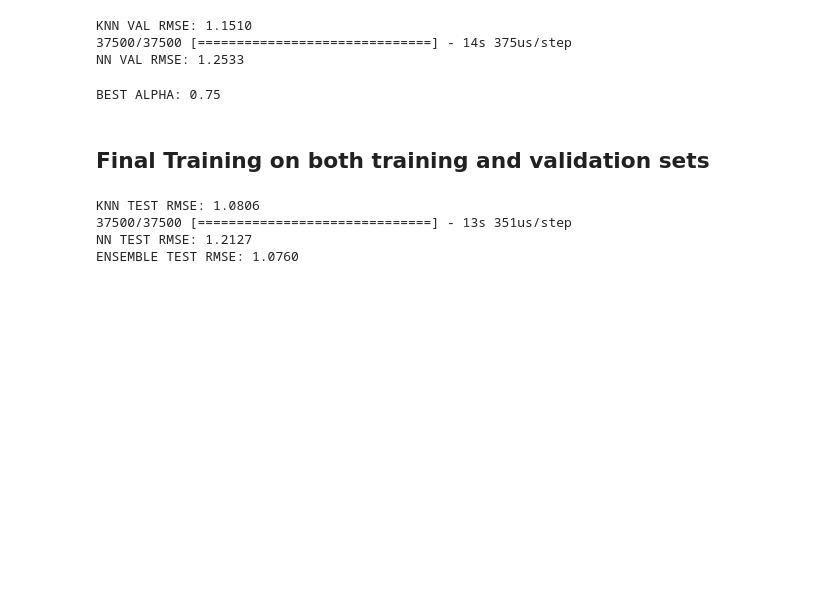
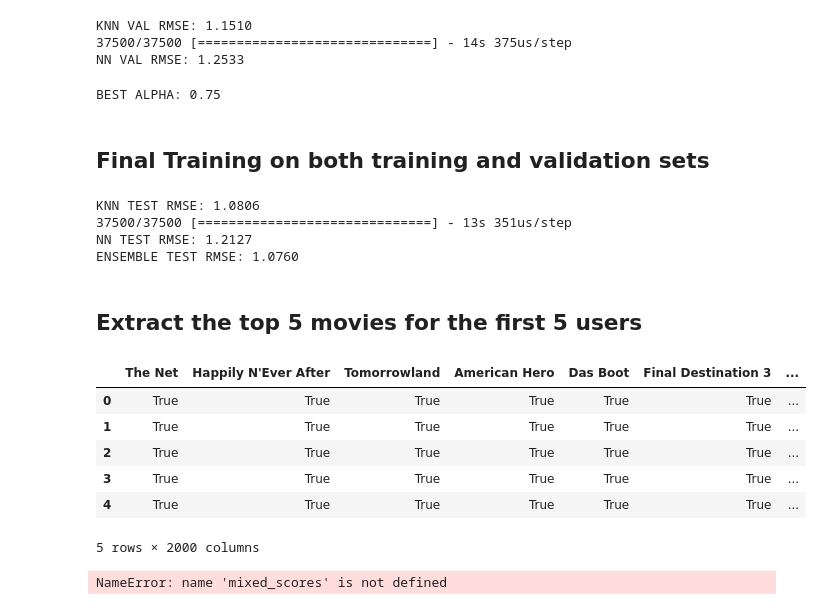
Before and after one commit to alessandroardenghi/Recommendation_System, a Jupyter notebook: main_notebook.ipynb, the cells around one changed output. Drawn from its saved outputs; the diff is of its cells as text; code cells hidden in the pictures; blank space fills up the shorter version.

Commit message:
added the function to take the top 5 scores of the first 5 users

```diff
--- a/main_notebook.ipynb
+++ b/main_notebook.ipynb
@@ -291,3 +292,29 @@ KNN TEST RMSE: 1.0806
 37500/37500 [==============================] - 13s 351us/step
 NN TEST RMSE: 1.2127
 ENSEMBLE TEST RMSE: 1.0760
+# %% [markdown]
+## Extract the top 5 movies for the first 5 users
+# %%
+target_users = user_reviews[:5].iloc[:,2:]
+
+target_mask = target_users == 0
+target_mask
+# %% [output]
+|  | The Net | Happily N'Ever After | Tomorrowland | American Hero | Das Boot | Final Destination 3 | ... |
+| 0 | True | True | True | True | True | True | ... |
+| 1 | True | True | True | True | True | True | ... |
+| 2 | True | True | True | True | True | True | ... |
+| 3 | True | True | True | True | True | True | ... |
+| 4 | True | True | True | True | True | True | ... |
+5 rows × 2000 columns
+# %%
+suggestions = {}
+for user in range(5):
+
+    ratings = mixed_scores.iloc[user]
+    unseen_ratings = ratings[target_mask.iloc[user]]
+    unseen_ratings = unseen_ratings.sort_values(ascending=False)
+
+    suggestions[user] = unseen_ratings.index[:5]
+# %% [output]
+NameError: name 'mixed_scores' is not defined
```
Also changed, not shown: parts of 2 cells of this notebook.
